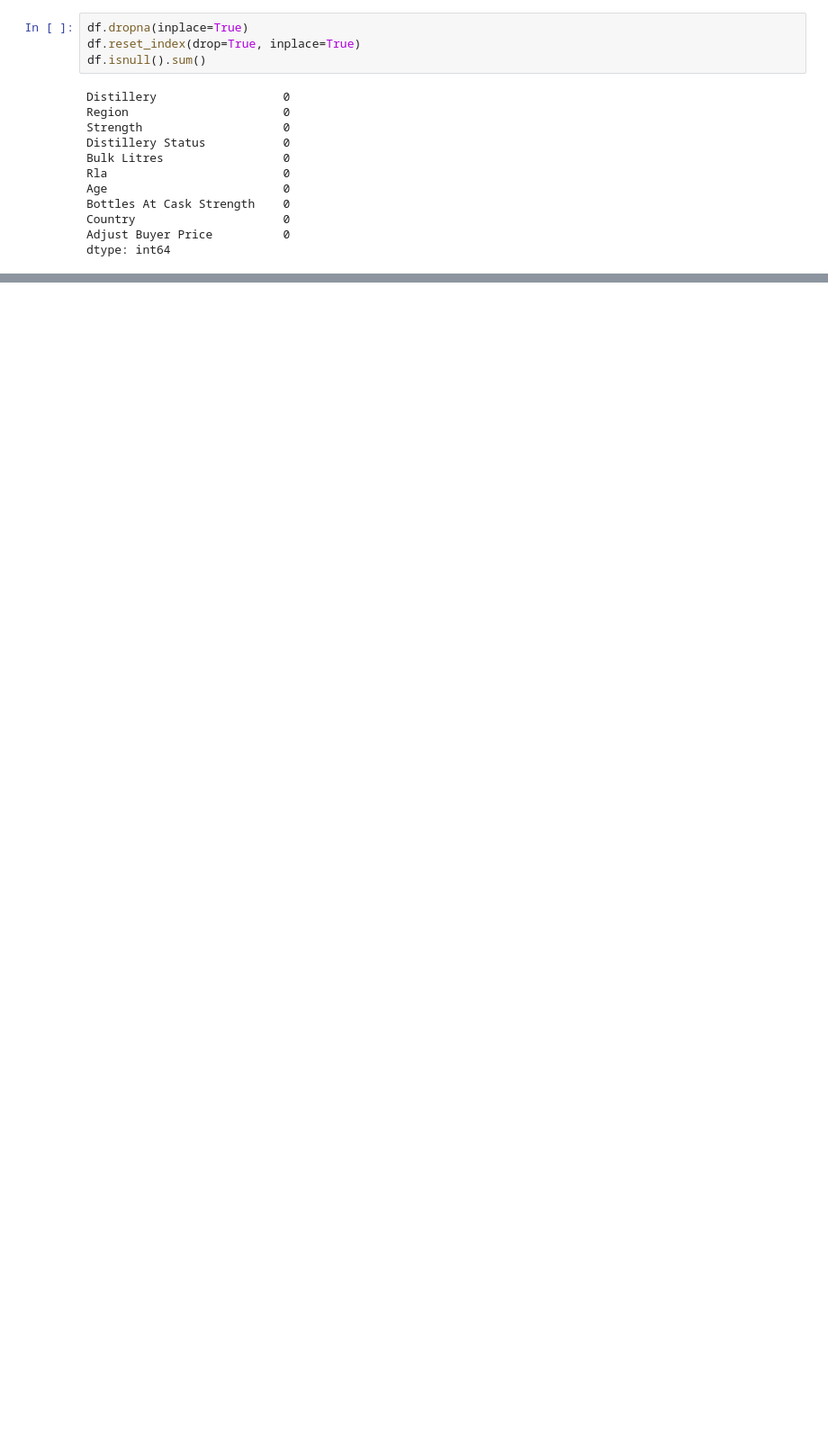
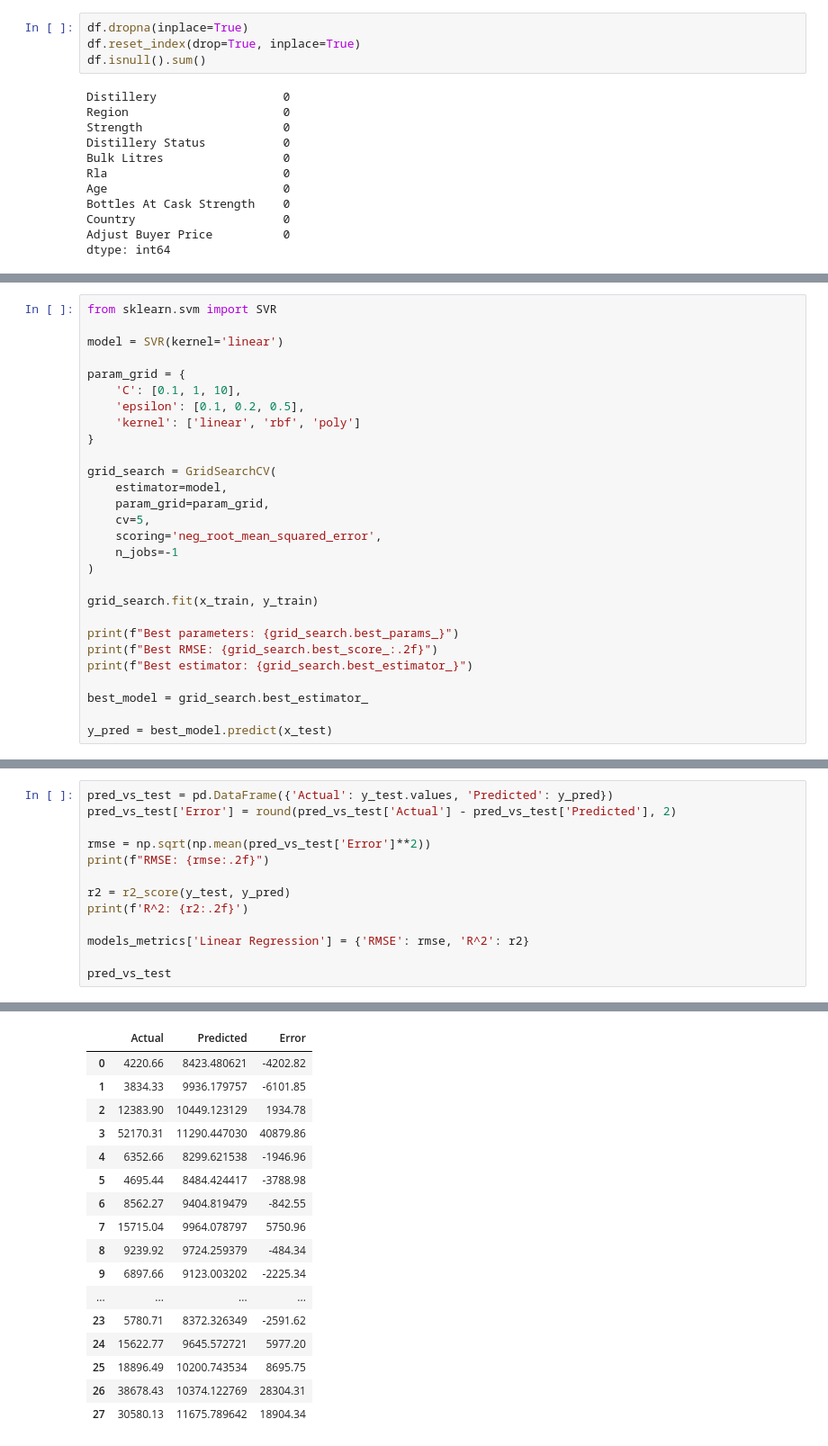
Before and after one commit to joaopaivaa/Cask-Worth, a Jupyter notebook: model.ipynb, the cells around one changed output, grey strips where cells are left out. Shown: that part at 90% size. Cells and saved outputs as stored; diff of their text form; blank space fills up the shorter version.

```diff
--- a/model.ipynb
+++ b/model.ipynb
@@ -323,0 +487,28 @@ x_train.shape, x_test.shape, y_train.shape, y_test.shape
+# %%
+from sklearn.svm import SVR
+
+model = SVR(kernel='linear')
+
+param_grid = {
+    'C': [0.1, 1, 10],
+    'epsilon': [0.1, 0.2, 0.5],
+    'kernel': ['linear', 'rbf', 'poly']
+}
+
+grid_search = GridSearchCV(
+    estimator=model,
+    param_grid=param_grid,
+    cv=5,
+    scoring='neg_root_mean_squared_error',
+    n_jobs=-1
+)
+
+grid_search.fit(x_train, y_train)
+
+print(f"Best parameters: {grid_search.best_params_}")
+print(f"Best RMSE: {grid_search.best_score_:.2f}")
+print(f"Best estimator: {grid_search.best_estimator_}")
+
+best_model = grid_search.best_estimator_
+
+y_pred = best_model.predict(x_test)
@@ -323,0 +519,14 @@ x_train.shape, x_test.shape, y_train.shape, y_test.shape
+# %%
+pred_vs_test = pd.DataFrame({'Actual': y_test.values, 'Predicted': y_pred})
+pred_vs_test['Error'] = round(pred_vs_test['Actual'] - pred_vs_test['Predicted'], 2)
+
+rmse = np.sqrt(np.mean(pred_vs_test['Error']**2))
+print(f"RMSE: {rmse:.2f}")
+
+r2 = r2_score(y_test, y_pred)
+print(f'R^2: {r2:.2f}')
+
+models_metrics['Linear Regression'] = {'RMSE': rmse, 'R^2': r2}
+
+pred_vs_test
+# %% [output]
@@ -323,0 +535,17 @@ x_train.shape, x_test.shape, y_train.shape, y_test.shape
+|  | Actual | Predicted | Error |
+| 0 | 4220.66 | 8423.480621 | -4202.82 |
+| 1 | 3834.33 | 9936.179757 | -6101.85 |
+| 2 | 12383.90 | 10449.123129 | 1934.78 |
+| 3 | 52170.31 | 11290.447030 | 40879.86 |
+| 4 | 6352.66 | 8299.621538 | -1946.96 |
+| 5 | 4695.44 | 8484.424417 | -3788.98 |
+| 6 | 8562.27 | 9404.819479 | -842.55 |
+| 7 | 15715.04 | 9964.078797 | 5750.96 |
+| 8 | 9239.92 | 9724.259379 | -484.34 |
+| 9 | 6897.66 | 9123.003202 | -2225.34 |
+| ... | ... | ... | ... |
+| 23 | 5780.71 | 8372.326349 | -2591.62 |
+| 24 | 15622.77 | 9645.572721 | 5977.20 |
+| 25 | 18896.49 | 10200.743534 | 8695.75 |
+| 26 | 38678.43 | 10374.122769 | 28304.31 |
+| 27 | 30580.13 | 11675.789642 | 18904.34 |
```
Also changed, not shown: parts of 27 cells of this notebook.
